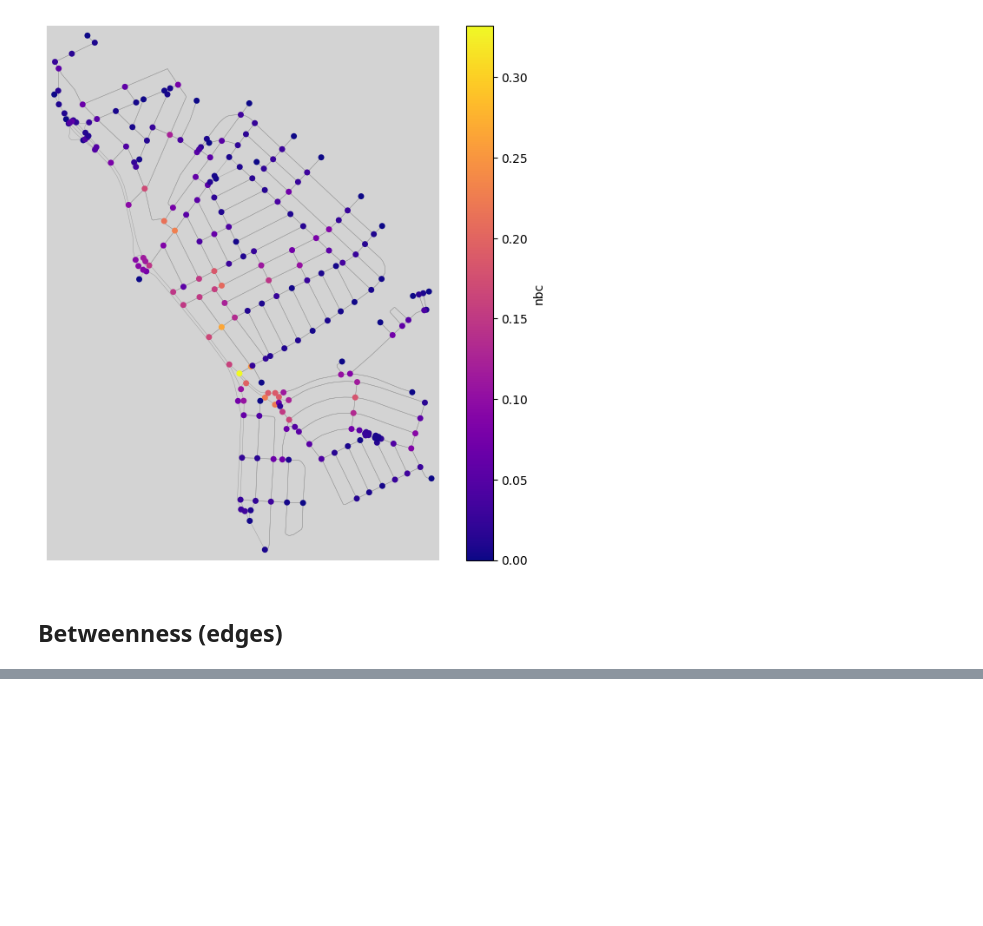
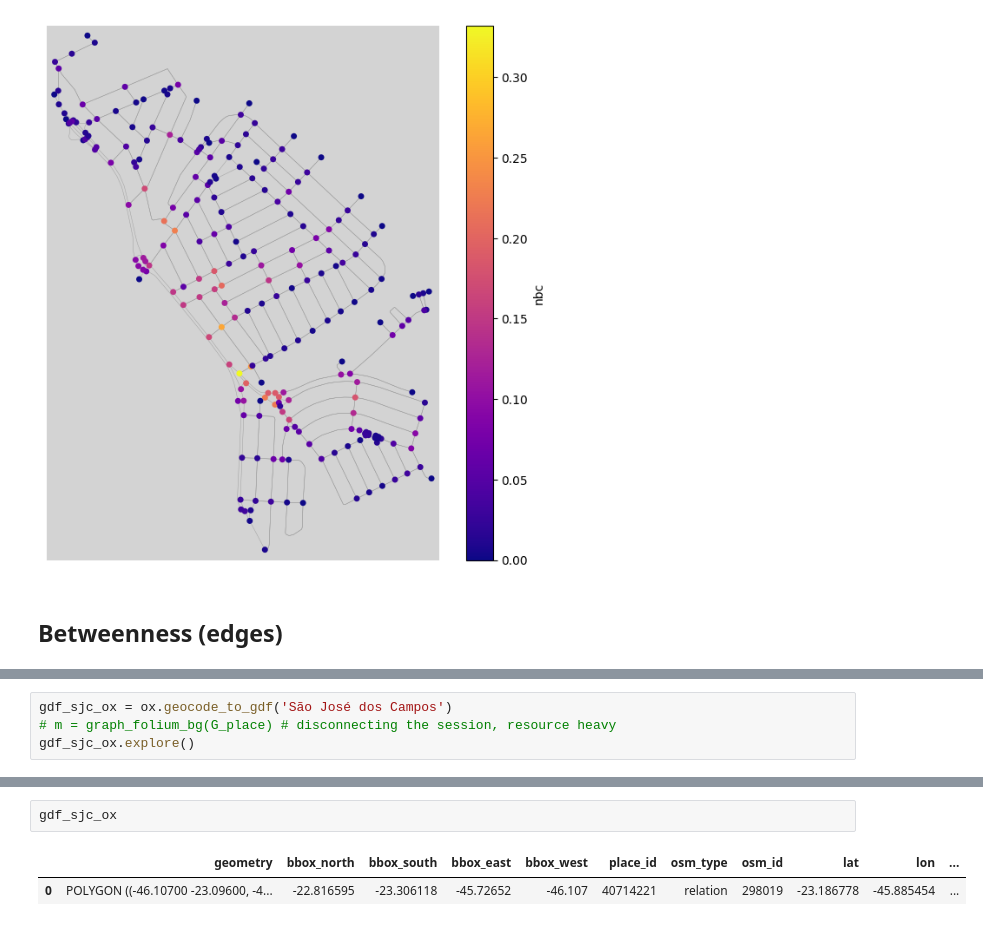
Before and after one commit to brenddonandrade/tutorial-OSMnx, a Jupyter notebook: tutorial_osmnx.ipynb, the cells around one changed output, grey strips where cells are left out. Saved outputs shown, nothing was run; the diff lists cells and outputs as text; blank space fills up the shorter version.

```diff
--- a/tutorial_osmnx.ipynb
+++ b/tutorial_osmnx.ipynb
@@ -204,0 +251,4 @@ plot_graph_for_edge(G, 'ebc')
+# %%
+gdf_sjc_ox = ox.geocode_to_gdf('São José dos Campos')
+# m = graph_folium_bg(G_place) # disconnecting the session, resource heavy
+gdf_sjc_ox.explore()
@@ -204,0 +257,5 @@ plot_graph_for_edge(G, 'ebc')
+# %%
+gdf_sjc_ox
+# %% [output]
+|  | geometry | bbox_north | bbox_south | bbox_east | bbox_west | place_id | osm_type | osm_id | lat | lon | ... |
+| 0 | POLYGON ((-46.10700 -23.09600, -4... | -22.816595 | -23.306118 | -45.72652 | -46.107 | 40714221 | relation | 298019 | -23.186778 | -45.885454 | ... |
```
Also changed, not shown: parts of 26 cells of this notebook.
